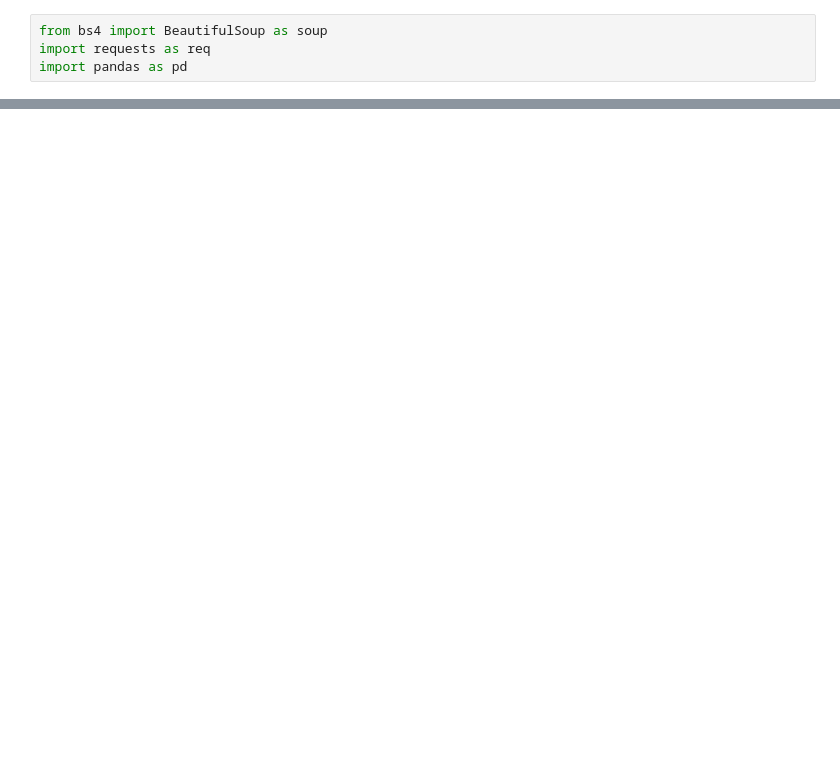
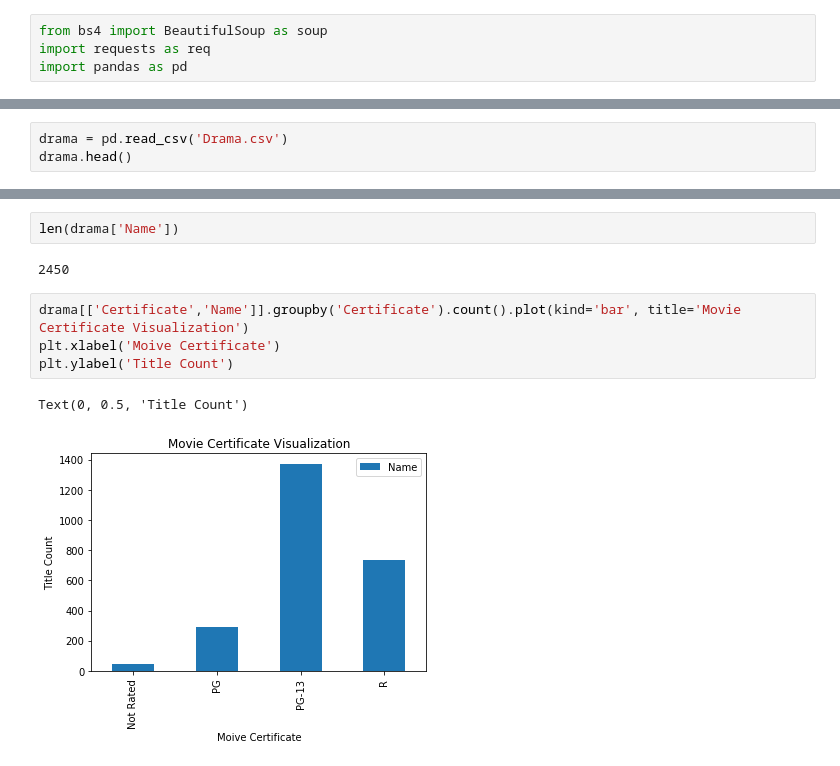
Before and after one commit to arslanali0029/Scrap_imdb_top_250_movies, a Jupyter notebook: IMDb_All_Genre_movies_scrape.ipynb, the cells around one changed output, grey strips where cells are left out. Drawn from its saved outputs; the diff is of its cells as text; blank space fills up the shorter version.

```diff
--- a/IMDb_All_Genre_movies_scrape.ipynb
+++ b/IMDb_All_Genre_movies_scrape.ipynb
@@ -139,0 +143,3 @@ Text(0, 0.5, 'Title Count')
+# %%
+drama = pd.read_csv('Drama.csv')
+drama.head()
@@ -139,0 +162,11 @@ Text(0, 0.5, 'Title Count')
+# %%
+len(drama['Name'])
+# %% [output]
+2450
+# %%
+drama[['Certificate','Name']].groupby('Certificate').count().plot(kind='bar', title='Movie Certificate Visualization')
+plt.xlabel('Moive Certificate')
+plt.ylabel('Title Count')
+# %% [output]
+Text(0, 0.5, 'Title Count')
+[figure, added]
```
Also changed, not shown: parts of 16 cells of this notebook, 19 other files.
